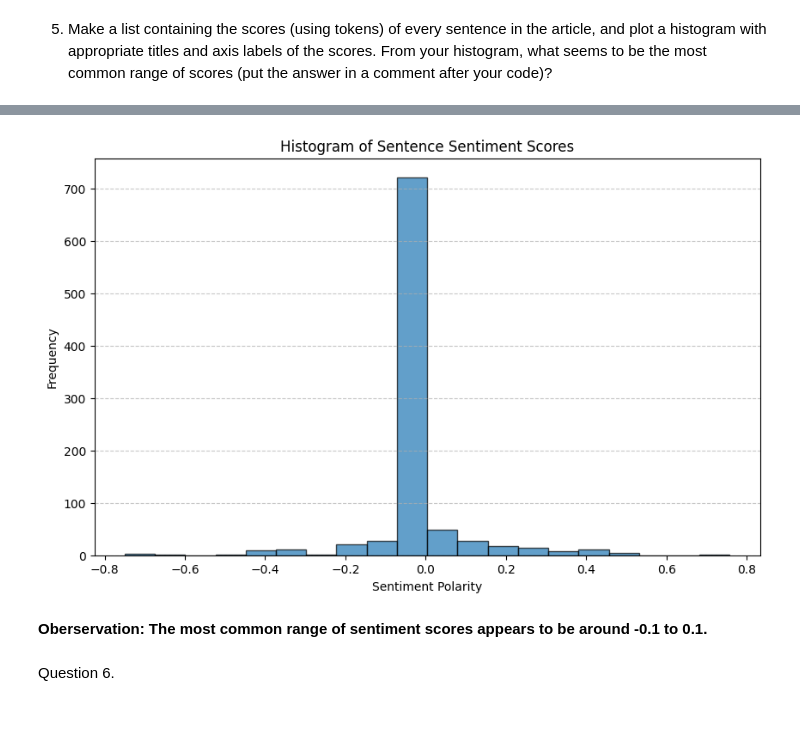
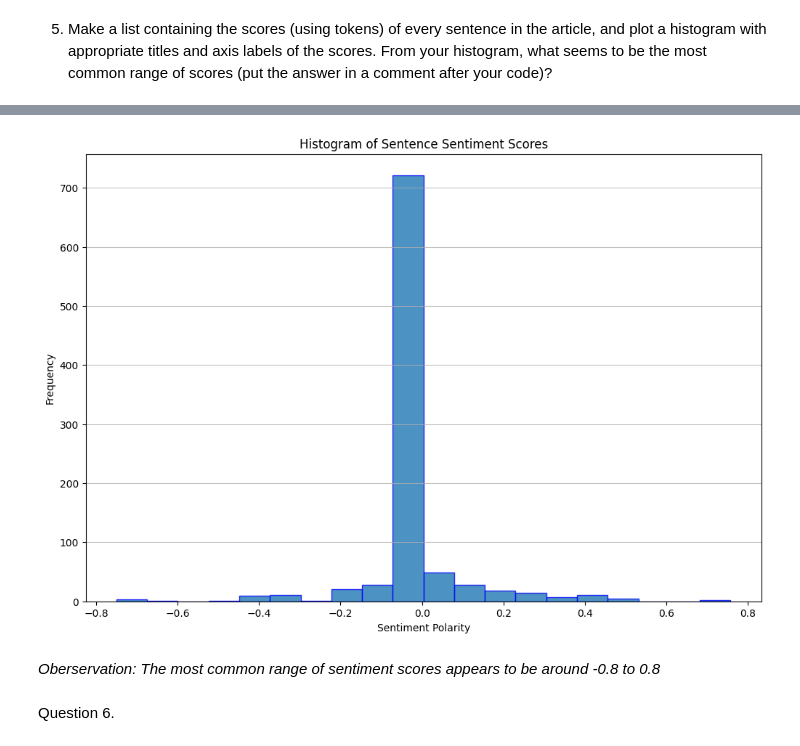
Before and after one commit to Priyankanaskar/Module-07-article-summarizer, a Jupyter notebook: article-summarizer.ipynb, the cells around one changed output, grey strips where cells are left out. Drawn from its saved outputs; the diff is of its cells as text; code cells hidden in the pictures; blank space fills up the shorter version.

```diff
--- a/article-summarizer.ipynb
+++ b/article-summarizer.ipynb
@@ -117,3 +102,7 @@ else:
     print(f"Failed to retrieve the article. Status code: {response.status_code}")
 # %% [output]
 HTML file saved as 'case_shiller_article.html'
+# %%
+import spacy
+nlp = spacy.load("en_core_web_sm")
+print("Model loaded successfully!")
@@ -286,34 +273,34 @@ Successfully installed contourpy-1.3.1 cycler-0.12.1 fonttools-4.55.1 kiwisolver
 # %%
 import spacy
 from spacytextblob.spacytextblob import SpacyTextBlob
 import matplotlib.pyplot as plt
 
 # Load the trained SpaCy pipeline and add SpaCyTextBlob
 nlp = spacy.load("en_core_web_sm")
 nlp.add_pipe("spacytextblob")
 
 # Load the article text
 with open("case_shiller_article.html", "r", encoding="utf-8") as file:
     html_content = file.read()
 
 # Parse the text
 doc = nlp(html_content)
 
 # Calculate sentiment scores for each sentence
 sentence_scores = [sent._.blob.polarity for sent in doc.sents]
 
 # Plot the histogram of sentence sentiment scores
-plt.figure(figsize=(10, 6))
-plt.hist(sentence_scores, bins=20, edgecolor='black', alpha=0.7)
+plt.figure(figsize=(12, 8))
+plt.hist(sentence_scores, bins=20, edgecolor='blue', alpha=0.8)
 plt.title("Histogram of Sentence Sentiment Scores")
 plt.xlabel("Sentiment Polarity")
 plt.ylabel("Frequency")
-plt.grid(axis='y', linestyle='--', alpha=0.7)
+plt.grid(axis='y', linestyle='-', alpha=0.8)
 plt.show()
 # %% [output]
-[figure, old version]
+[figure, new version]
 # %% [markdown]
-**Oberservation: The most common range of sentiment scores appears to be around -0.1 to 0.1.**
+*Oberservation: The most common range of sentiment scores appears to be around -0.8 to 0.8*
 # %% [markdown]
 Question 6.
 # %% [markdown]
```
Also changed, not shown: parts of 24 cells of this notebook, 1 other file.
